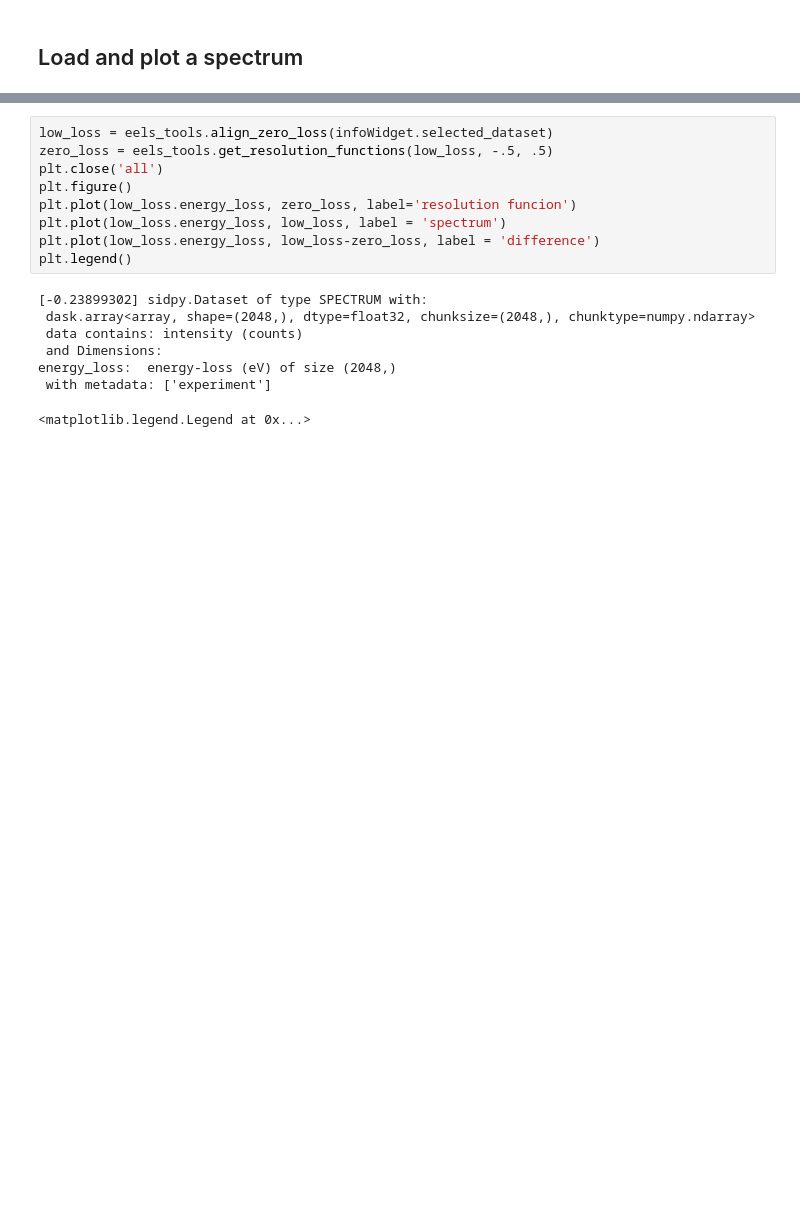
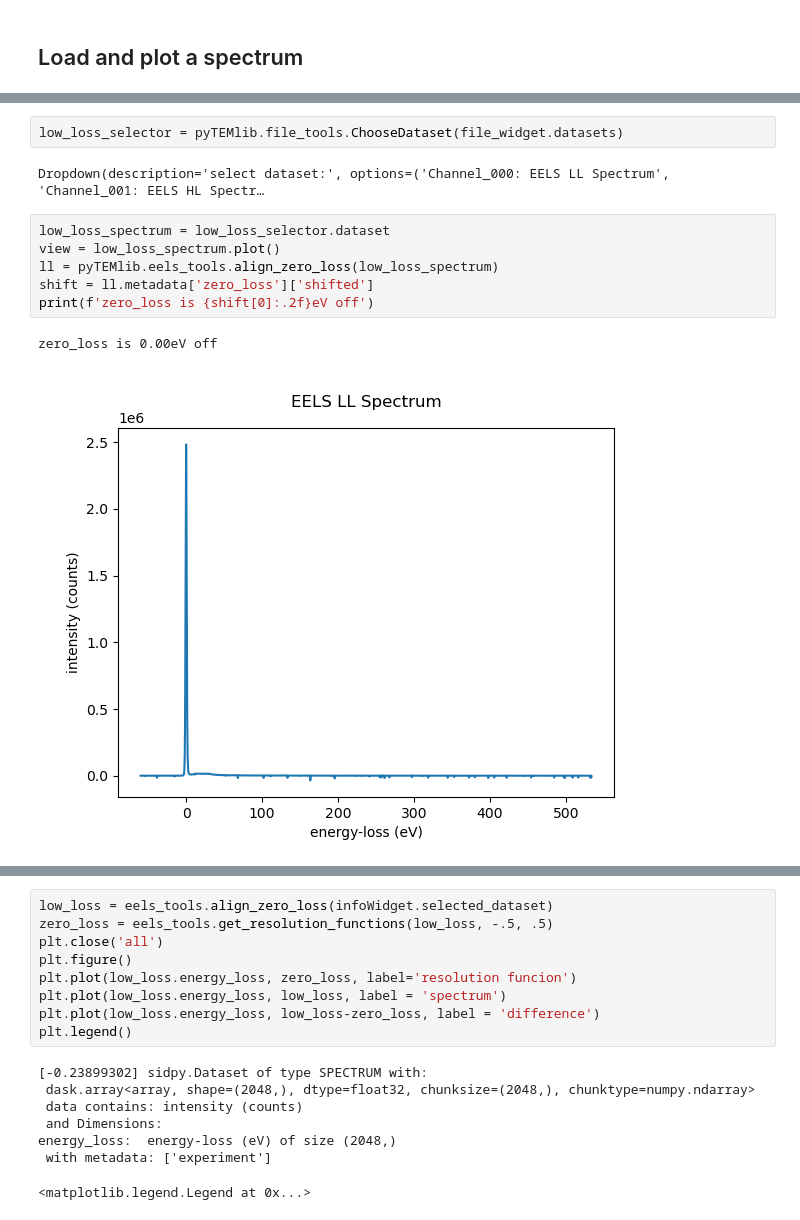
Before and after one commit to pycroscopy/pyTEMlib, a Jupyter notebook: notebooks/Spectroscopy/Analyse_EELS.ipynb, the cells around one changed output, grey strips where cells are left out. Drawn from its saved outputs; the diff is of its cells as text; blank space fills up the shorter version.

```diff
--- a/notebooks/Spectroscopy/Analyse_EELS.ipynb
+++ b/notebooks/Spectroscopy/Analyse_EELS.ipynb
@@ -1564,0 +180,13 @@ $$\frac{\partial^2 P}{(\partial E \partial \Omega) }= t*  \frac{e}{\pi^2 a_0 m_0
+# %%
+low_loss_selector = pyTEMlib.file_tools.ChooseDataset(file_widget.datasets)
+# %% [output]
+Dropdown(description='select dataset:', options=('Channel_000: EELS LL Spectrum', 'Channel_001: EELS HL Spectr…
+# %%
+low_loss_spectrum = low_loss_selector.dataset
+view = low_loss_spectrum.plot()
+ll = pyTEMlib.eels_tools.align_zero_loss(low_loss_spectrum)
+shift = ll.metadata['zero_loss']['shifted']
+print(f'zero_loss is {shift[0]:.2f}eV off')
+# %% [output]
+zero_loss is 0.00eV off
+[figure, added]
```
Also changed, not shown: parts of 139 cells of this notebook, 18 other files.
